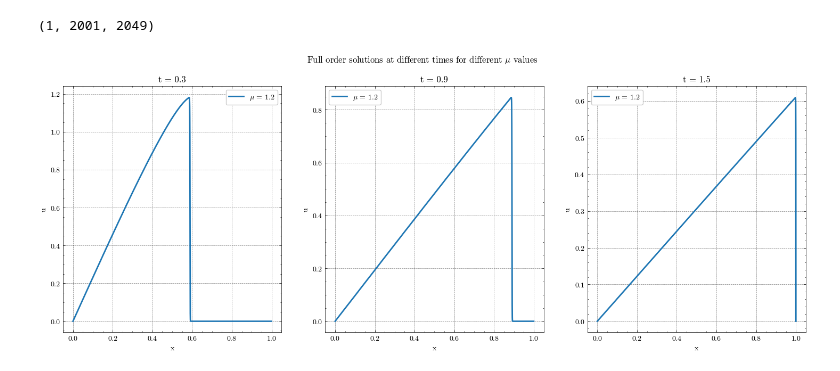
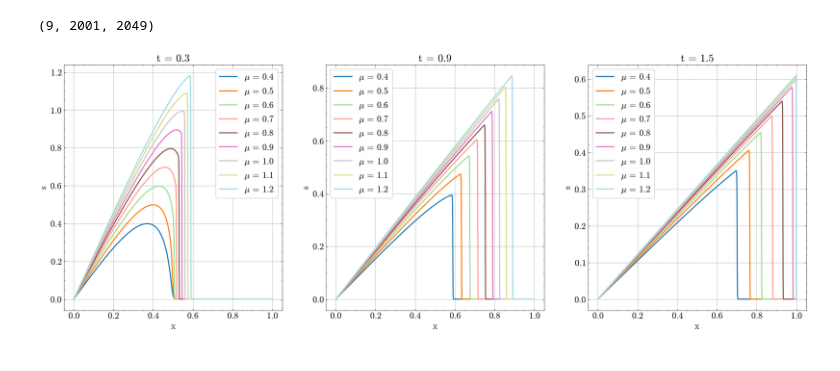
Before and after one commit to jinyi12/UnimodalSROB, a Jupyter notebook: src/Burgers_FullOrderModel.ipynb, the cells around one changed output. Cells and saved outputs as stored; diff of their text form; code cells hidden in the pictures.

Commit message:
burgers visualization of full order models

```diff
--- a/src/Burgers_FullOrderModel.ipynb
+++ b/src/Burgers_FullOrderModel.ipynb
@@ -26,6 +26,8 @@ from operators import ckron, ckron_indices
 
 import scienceplots
 plt.style.use(["science", "no-latex", "grid"])
+plt.rcParams.update({
+    "font.size":16})
 
 # set numpy random seed
 np.random.seed(3)
@@ -32,6 +45,6 @@ np.random.seed(3)
 # %%
-# mus = [0.4, 0.5, 0.6, 0.7, 0.8, 0.9, 1.0, 1.1, 1.2]
-mus = [1.2]
+mus = [0.4, 0.5, 0.6, 0.7, 0.8, 0.9, 1.0, 1.1, 1.2]
+# mus = [1.2]
 # Load data
 T_end_train = 2
 dt= 1e-3
@@ -40,41 +53,44 @@ Train_T = int(T_end_train/dt)
 # X_all_nominal = np.load("../examples/burgers/burgersFEniCSx_u_sol_all_RE1000.npy")[:, :Train_T+1, :]
 # X_all_nominal = np.load("../examples/burgers/burgersFEniCSx_u_sol_all_RE1000_mu1.15_0.85.npy")[:, :Train_T+1, :]
 # X_all_nominal = np.load("../examples/burgers/burgersFEniCSx_u_sol_all_RE1000_mu04_12.npy")[:, :Train_T+1, :]
-# X_all_nominal = np.load("../examples/burgers/burgersFEniCSx_u_sol_all_RE1000_mu0.4_0.1_1.2_256.npy")[:, :Train_T+1, :]
+# X_all_nominal = np.load("/data1/jy384/research/Data/UnimodalSROB/burgers/burgersFEniCSx_u_sol_all_RE1000_mu0.4_0.1_1.2_256.npy")[:, :Train_T+1, :]
 # X_all_nominal = np.load("../examples/burgers/burgersFEniCSx_u_sol_all_RE10000_mu0.4_0.1_1.2_1024.npy")[:, :Train_T+1, :]
 # X_all_test = np.load("../examples/burgers/burgersFEniCSx_u_sol_RE10000_mu0.98_512.npy")[0]
 
 # X_all_nominal = np.load("../examples/burgers/burgersFEniCSx_u_sol_all_RE10000_mu0.4_0.1_1.2_1024_SUPG.npy")[:, :Train_T+1, :]
 # X_all_nominal = np.load("../examples/burgers/burgersFEniCSx_u_sol_RE10000_mu1.2_1024_SUPG.npy")[:, :Train_T+1, :]
-X_all_nominal = np.load("../examples/burgers/burgersFEniCSx_u_sol_RE10000_mu1.2_2048_SUPG.npy")[:, :Train_T+1, :]
+# X_all_nominal = np.load("/data1/jy384/research/Data/UnimodalSROB/burgers/burgersFEniCSx_u_sol_RE10000_mu1.2_2048_SUPG.npy")[:, :Train_T+1, :]
+X_all_nominal = np.load("/data1/jy384/research/Data/UnimodalSROB/burgers/burgersFEniCSx_u_sol_all_RE10000_mu0.4_0.1_1.2_2048_SUPG.npy")[:, :Train_T+1, :]
+# X_all_nominal = np.load("/data1/jy384/research/Data/UnimodalSROB/burgers/burgersFEniCSx_u_sol_RE10000_mu1.2_2048.npy")[:, :Train_T+1, :]
 # %%
 X_all_nominal.shape
 # %% [output]
-(1, 2001, 2049)
+(9, 2001, 2049)
 # %%
 times = [0.3, 0.9, 1.5]
 
 # Example setup (you'll need to define mean_s_rec_full, lower_bound, and upper_bound appropriately)
-fig, axs = plt.subplots(1, 3, figsize=(18, 6))
+fig, axs = plt.subplots(1, 3, figsize=(24, 8))
 
 colors = plt.cm.tab20(np.linspace(0, 1, len(X_all_nominal)))
 
 for i, t in enumerate(times):
     ax = axs[i]
     t_index = int(t / dt)  # Ensure dt is defined and properly calculated
 
     # Main plot
     x_values = np.linspace(0, 1, X_all_nominal[0].shape[1])
 
     for j in range(len(X_all_nominal)):
         ax.plot(x_values, X_all_nominal[j].T[:, t_index], label=f"$\mu$ = {mus[j]}", linestyle='-', alpha=1, color=colors[j], linewidth=2)
 
     ax.set_title(f"t = {t}")
     ax.set_xlabel('x')
-    ax.set_ylabel('u')
-    ax.legend(loc="best", fontsize='medium')
+    ax.set_ylabel('s')
+    # ax.legend(loc="best", fontsize='medium')
+    ax.legend(loc="best")
 
-plt.suptitle(f"Full order solutions at different times for different $\mu$ values")
+# plt.suptitle(f"Full order solutions at different times for different $\mu$ values")
 plt.show()
 # %% [output]
-[figure, old version]
+[figure, new version]
```
Also changed, not shown: parts of 1 cell of this notebook, 1 other file.
